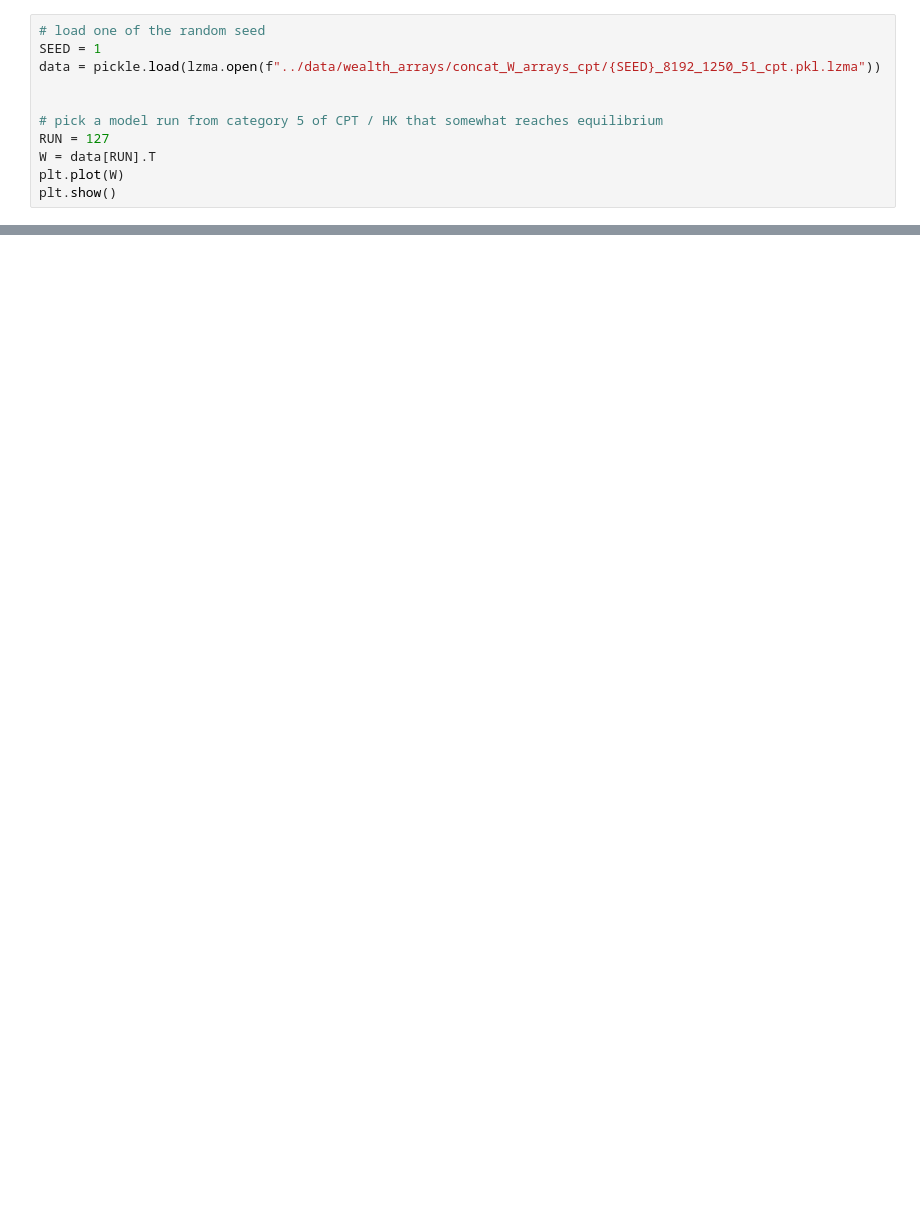
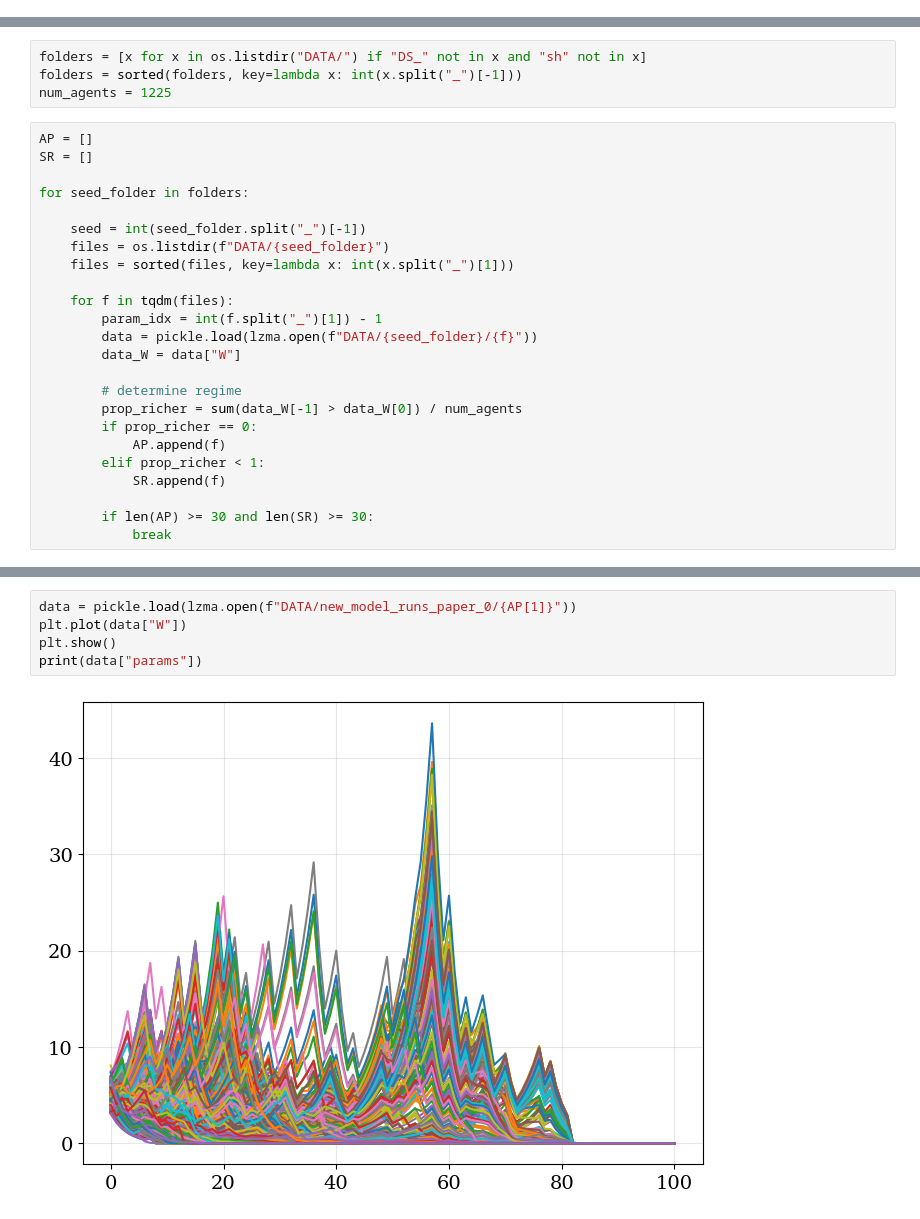
Before and after one commit to charlesaugdupont/poverty-trap, a Jupyter notebook: notebooks/Intervention.ipynb, the cells around one changed output, grey strips where cells are left out. Saved outputs shown, nothing was run; the diff lists cells and outputs as text; blank space fills up the shorter version.

```diff
--- a/notebooks/Intervention.ipynb
+++ b/notebooks/Intervention.ipynb
@@ -39,12 +27 @@ else:
 plt.rc("font", family="serif")
-# %%
-# load one of the random seed
-SEED = 1
-data = pickle.load(lzma.open(f"../data/wealth_arrays/concat_W_arrays_cpt/{SEED}_8192_1250_51_cpt.pkl.lzma"))
-
-
-# pick a model run from category 5 of CPT / HK that somewhat reaches equilibrium
-RUN = 127
-W = data[RUN].T
-plt.plot(W)
-plt.show()
@@ -191,0 +34,28 @@ for i,r in enumerate(results):
+# %%
+folders = [x for x in os.listdir("DATA/") if "DS_" not in x and "sh" not in x]
+folders = sorted(folders, key=lambda x: int(x.split("_")[-1]))
+num_agents = 1225
+# %%
+AP = []
+SR = []
+
+for seed_folder in folders:
+
+    seed = int(seed_folder.split("_")[-1])
+    files = os.listdir(f"DATA/{seed_folder}")
+    files = sorted(files, key=lambda x: int(x.split("_")[1]))
+
+    for f in tqdm(files):
+        param_idx = int(f.split("_")[1]) - 1
+        data = pickle.load(lzma.open(f"DATA/{seed_folder}/{f}"))
+        data_W = data["W"]
+
+        # determine regime
+        prop_richer = sum(data_W[-1] > data_W[0]) / num_agents
+        if prop_richer == 0:
+            AP.append(f)
+        elif prop_richer < 1:
+            SR.append(f)
+
+        if len(AP) >= 30 and len(SR) >= 30:
+            break
@@ -191,0 +64,7 @@ for i,r in enumerate(results):
+# %%
+data = pickle.load(lzma.open(f"DATA/new_model_runs_paper_0/{AP[1]}"))
+plt.plot(data["W"])
+plt.show()
+print(data["params"])
+# %% [output]
+[figure, added]
```
Also changed, not shown: parts of 31 cells of this notebook, 1 other file.
